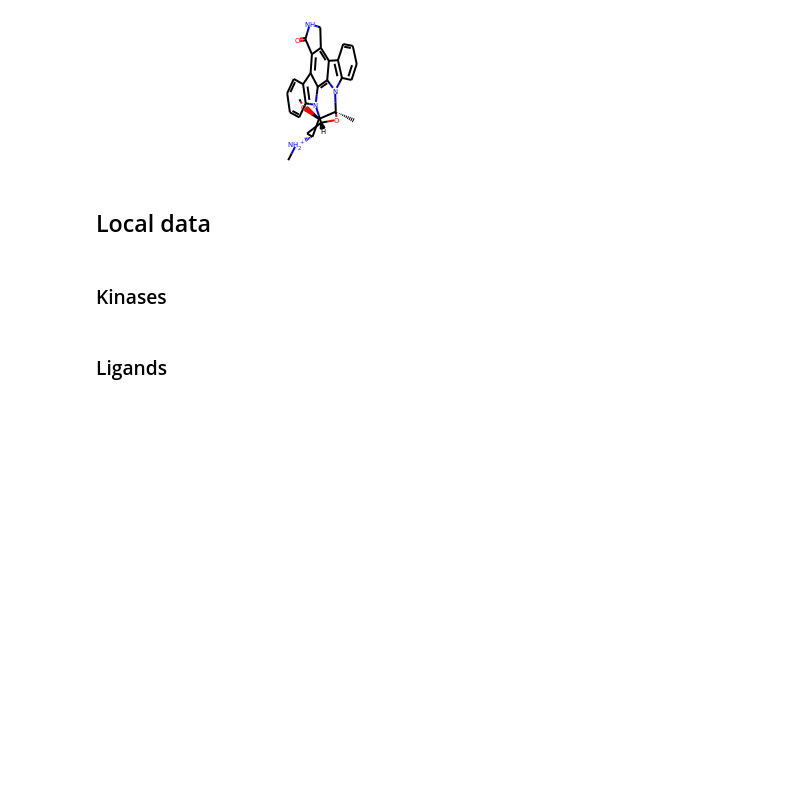
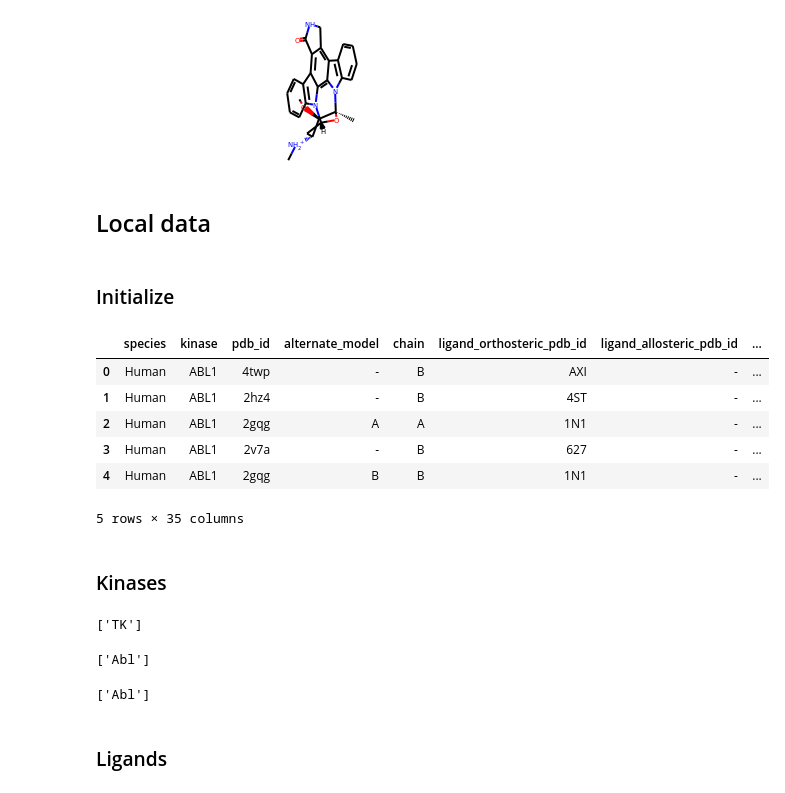
Before and after one commit to volkamerlab/klifs_utils, a Jupyter notebook: tutorial/tutorial.ipynb, the cells around one changed output. Saved outputs shown, nothing was run; the diff lists cells and outputs as text; code cells hidden in the pictures; blank space fills up the shorter version.

```diff
--- a/tutorial/tutorial.ipynb
+++ b/tutorial/tutorial.ipynb
@@ -202,3 +205,22 @@ klifs.remote.coordinates.ligand.mol2_to_rdkit_mol(33)
 [figure]
 # %% [markdown]
 ## Local data
+# %% [markdown]
+### Initialize
+# %%
+# Add test files and update paths
+klifs_overview_path = '/home/dominique/Documents/Work/Projects/KFFL/KLIFS_download/overview.csv'
+klifs_export_path = '/home/dominique/Documents/Work/Projects/KFFL/KLIFS_download/KLIFS_export.csv'
+# %%
+klifs.local.initialize.from_files(
+    klifs_overview_path=klifs_overview_path,
+    klifs_export_path=klifs_export_path
+).head()
+# %% [output]
+|  | species | kinase | pdb_id | alternate_model | chain | ligand_orthosteric_pdb_id | ligand_allosteric_pdb_id | ... |
+| 0 | Human | ABL1 | 4twp | - | B | AXI | - | ... |
+| 1 | Human | ABL1 | 2hz4 | - | B | 4ST | - | ... |
+| 2 | Human | ABL1 | 2gqg | A | A | 1N1 | - | ... |
+| 3 | Human | ABL1 | 2v7a | - | B | 627 | - | ... |
+| 4 | Human | ABL1 | 2gqg | B | B | 1N1 | - | ... |
+5 rows × 35 columns
@@ -205,5 +230,17 @@ klifs.remote.coordinates.ligand.mol2_to_rdkit_mol(33)
 # %% [markdown]
 ### Kinases
+# %%
+klifs.local.kinases.kinase_groups(klifs_metadata)
+# %% [output]
+['TK']
+# %%
+klifs.local.kinases.kinase_families(klifs_metadata)
+# %% [output]
+['Abl']
+# %%
+klifs.local.kinases.kinase_families(klifs_metadata, 'TK')
+# %% [output]
+['Abl']
 # %% [markdown]
 ### Ligands
 # %% [markdown]
```
Also changed, not shown: parts of 3 cells of this notebook.
